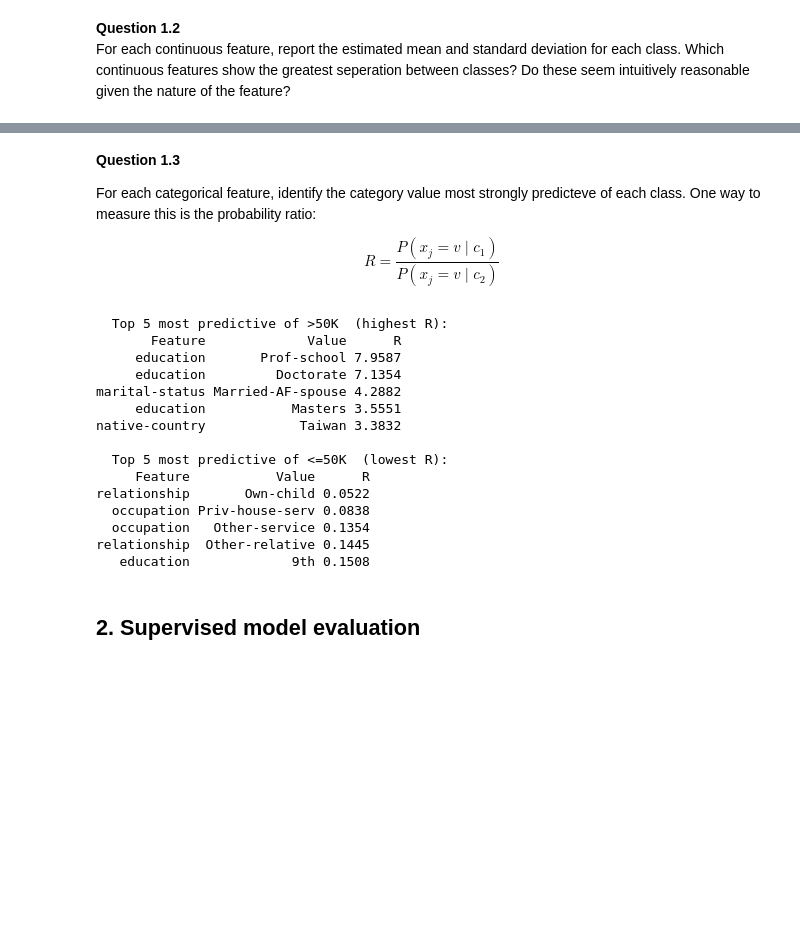
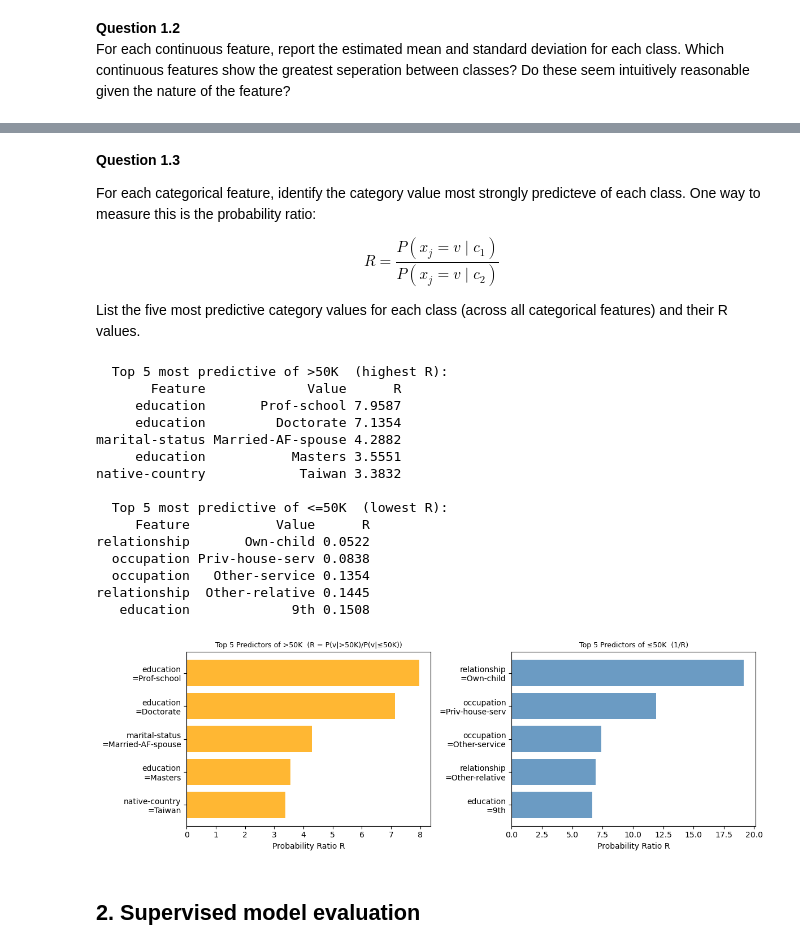
Before and after one commit to mcuartero/income-classification-with-naive-bayes, a Jupyter notebook: COMP30027_2026_asst1_template.ipynb, the cells around one changed output, grey strips where cells are left out. Cells and saved outputs as stored; diff of their text form; code cells hidden in the pictures; blank space fills up the shorter version.

```diff
--- a/COMP30027_2026_asst1_template.ipynb
+++ b/COMP30027_2026_asst1_template.ipynb
@@ -256,40 +250,64 @@ For each categorical feature, identify the category value most strongly predicte
 $$
 R = \frac{P(x_j = v \mid c_1)}{P(x_j = v \mid c_2)}
 $$
+
+List the five most predictive category values for each class (across all categorical features) and their R values.
 # %%
 ratios = []
 
 for i, feat in enumerate(CATEGORICAL):
-    categories = encoder.categories_[i]
-    feat_probs = cnb.feature_log_prob_[i]
+    categories = encoder_q1.categories_[i]
+    feat_probs = cnb_q1.feature_log_prob_[i]
     lp0 = feat_probs[0, :]   # <=50K
     lp1 = feat_probs[1, :]   # >50K
     for j, v in enumerate(categories):
         ratios.append({'Feature': feat, 'Value': v, 'R': round(np.exp(lp1[j] - lp0[j]), 4)})
 
 ratio_df = pd.DataFrame(ratios)
 
 print('\n  Top 5 most predictive of >50K  (highest R):')
 print(ratio_df.nlargest(5, 'R')[['Feature', 'Value', 'R']].to_string(index=False))
 
 print('\n  Top 5 most predictive of <=50K  (lowest R):')
 print(ratio_df.nsmallest(5, 'R')[['Feature', 'Value', 'R']].to_string(index=False))
+
+# Bar chart of the top-10 predictors (5 per class) for easy visual comparison
+top_high = ratio_df.nlargest(5, 'R').copy()
+top_low  = ratio_df.nsmallest(5, 'R').copy()
+top_low['R_display'] = 1.0 / top_low['R']    # flip so bars all go rightward
+
+fig, axes = plt.subplots(1, 2, figsize=(12, 4))
+for ax, df_plot, title, color in [
+    (axes[0], top_high, 'Top 5 Predictors of >50K  (R = P(v|>50K)/P(v|≤50K))', 'orange'),
+    (axes[1], top_low, 'Top 5 Predictors of ≤50K  (1/R)', 'steelblue'),
+]:
+    labels = [f"{r['Feature']}\n={r['Value']}" for _, r in df_plot.iterrows()]
+    values = df_plot['R'].values if title.startswith('Top 5 Pred') and '>50K' in title else top_low['R_display'].values
+    ax.barh(labels, values, color=color, alpha=0.8)
+    ax.set_xlabel('Probability Ratio R')
+    ax.set_title(title, fontsize=9)
+    ax.invert_yaxis()
+
+plt.tight_layout()
+plt.savefig('figures/fig_1.3_ratio_bars.png', dpi=300, bbox_inches='tight')
+plt.show()
 # %% [output]
   Top 5 most predictive of >50K  (highest R):
        Feature             Value      R
      education       Prof-school 7.9587
      education         Doctorate 7.1354
 marital-status Married-AF-spouse 4.2882
      education           Masters 3.5551
 native-country            Taiwan 3.3832
 
   Top 5 most predictive of <=50K  (lowest R):
      Feature           Value      R
 relationship       Own-child 0.0522
   occupation Priv-house-serv 0.0838
   occupation   Other-service 0.1354
 relationship  Other-relative 0.1445
    education             9th 0.1508
+[figure, added]
 # %% [markdown]
 ## 2. Supervised model evaluation
 # %%
```
Also changed, not shown: parts of 11 cells of this notebook, 5 other files.
